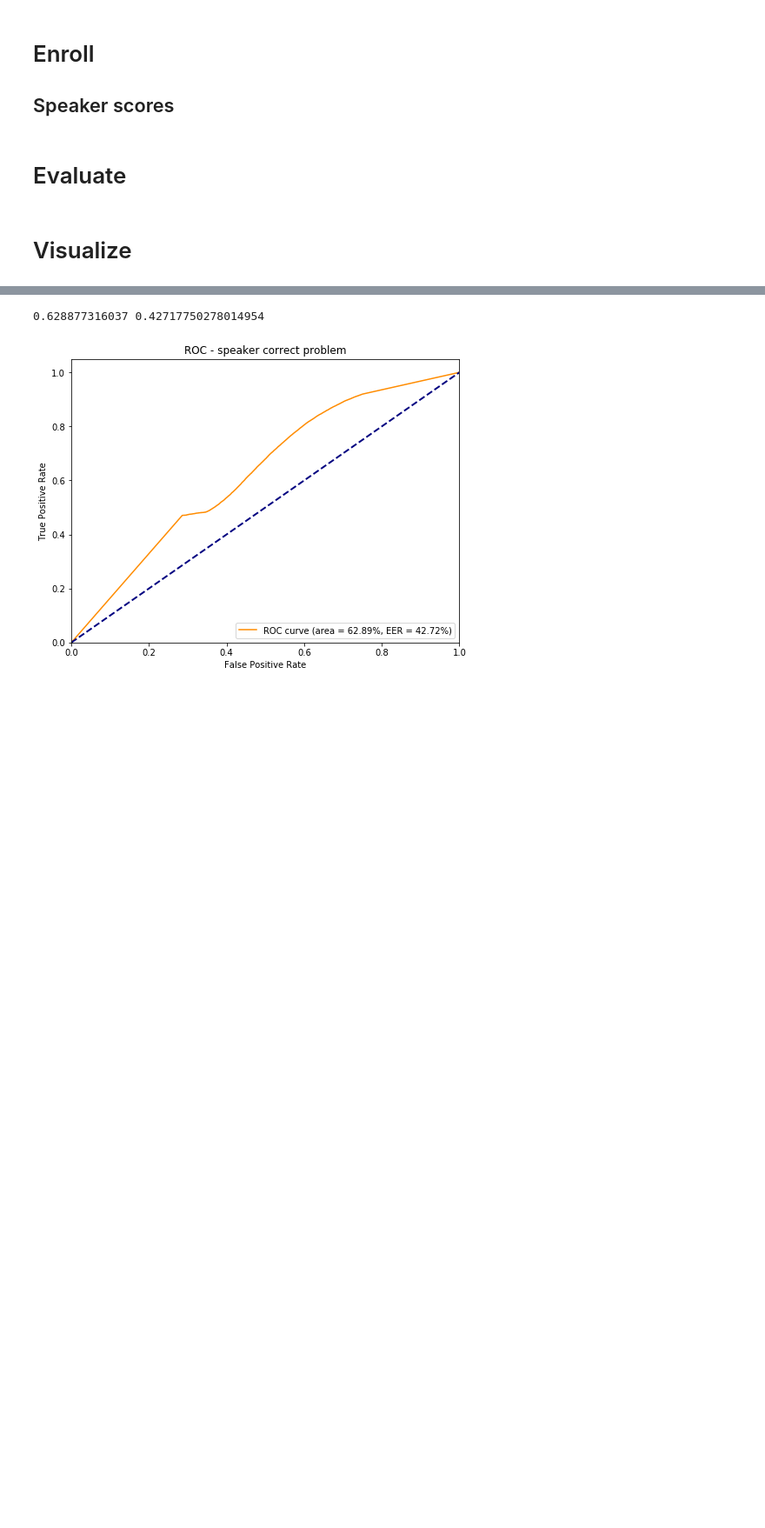
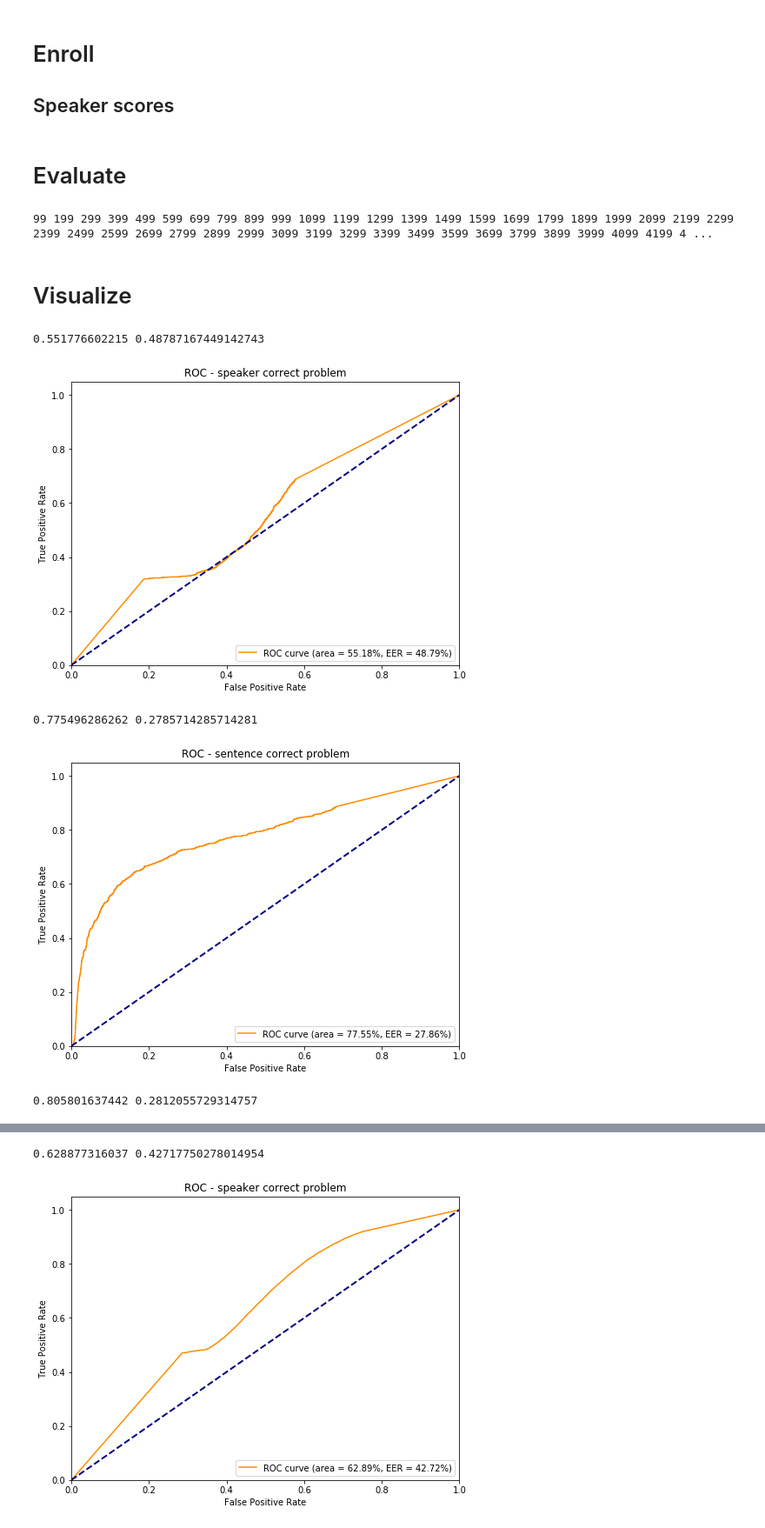
Before and after one commit to michalsosn/paprotka, a Jupyter notebook: notebooks/RedDots - DNN DeepSpeech.ipynb, the cells around one changed output, grey strips where cells are left out. Shown: that part at 87% size. Saved outputs shown, nothing was run; the diff lists cells and outputs as text; code cells hidden in the pictures; blank space fills up the shorter version.

```diff
--- a/notebooks/RedDots - DNN DeepSpeech.ipynb
+++ b/notebooks/RedDots - DNN DeepSpeech.ipynb
@@ -473,7 +478,7 @@ class_stacks = build_class_stacks(assignment_cache, all_inferences, untrialed_pa
 # %%
 def train_class_ubm(stack):
     ubm = mixture.GaussianMixture(
-        n_components=8, max_iter=2000, covariance_type='diag',
+        n_components=32, max_iter=2000, covariance_type='diag',
         random_state=13, verbose=1
     )
     ubm.fit(stack)
@@ -505,7 +510,7 @@ write_model(root + '/models/dnn/ubm_models_3.pickle', class_ubms)
 ## Speaker scores
 # %%
 def load_ubms_copy():
-    return read_model(root + '/models/dnn/ubm_models_3.pickle')
+    return read_model(root + '/models/dnn/ubm_models_4_32.pickle')
 
 def map_adapt(gmm, features, relevance_factor=3.0):
     proba = gmm.predict_proba(features)
@@ -588,6 +593,10 @@ def perform_trials(assignment_cache, class_ubms, speaker_class_gmms, all_inferen
     flags = np.zeros((size, 6), dtype=np.bool)
 
     for i, trial in trials.iterrows():
+        if all_mfcc[trial.pcm_path].shape[0] < 85:
+            flags[i, 5] = True
+            continue
+
         ubm_score = score_class_gmm(class_ubms, assignment_cache, all_inferences, all_mfcc,
                                     trial.pcm_path, trial.expected_sentence_id)
 
@@ -615,5 +624,7 @@ def perform_trials(assignment_cache, class_ubms, speaker_class_gmms, all_inferen
     })
 # %%
 trials_1_results = perform_trials(assignment_cache, class_ubms, enrollments_1_speaker_class_gmms,
-                                  all_inferences, all_mfcc, trials_1)
+                                  all_inferences, all_mfcc, trials_1.head(10000))
+# %% [output]
+99 199 299 399 499 599 699 799 899 999 1099 1199 1299 1399 1499 1599 1699 1799 1899 1999 2099 2199 2299 2399 2499 2599 2699 2799 2899 2999 3099 3199 3299 3399 3499 3599 3699 3799 3899 3999 4099 4199 4 ...
 # %%
@@ -669,3 +680,12 @@ trials_1_results['speaker_prob'] = np.exp(trials_1_results.speaker_score - np.ma
 trials_1_results['sentence_prob'] = trials_1_results.sentence_score
 trials_1_results['both_prob'] = np.exp(trials_1_results.speaker_score - np.maximum(trials_1_results.ubm_score, trials_1_results.speaker_score)) \
                               * trials_1_results.sentence_score
+# %%
+# viterbi - wider 32
+visualize_results(trials_1_results[~trials_1_results.too_short])
+# %% [output]
+0.551776602215 0.48787167449142743
+[figure, added]
+0.775496286262 0.2785714285714281
+[figure, added]
+0.805801637442 0.2812055729314757
```
Also changed, not shown: parts of 6 cells of this notebook, 2 other files.
